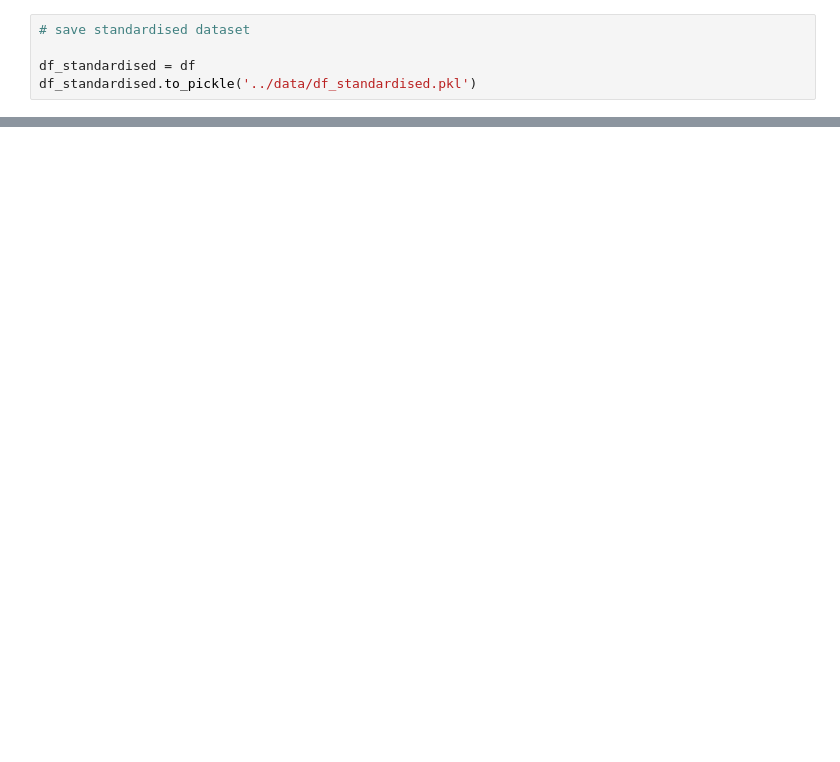
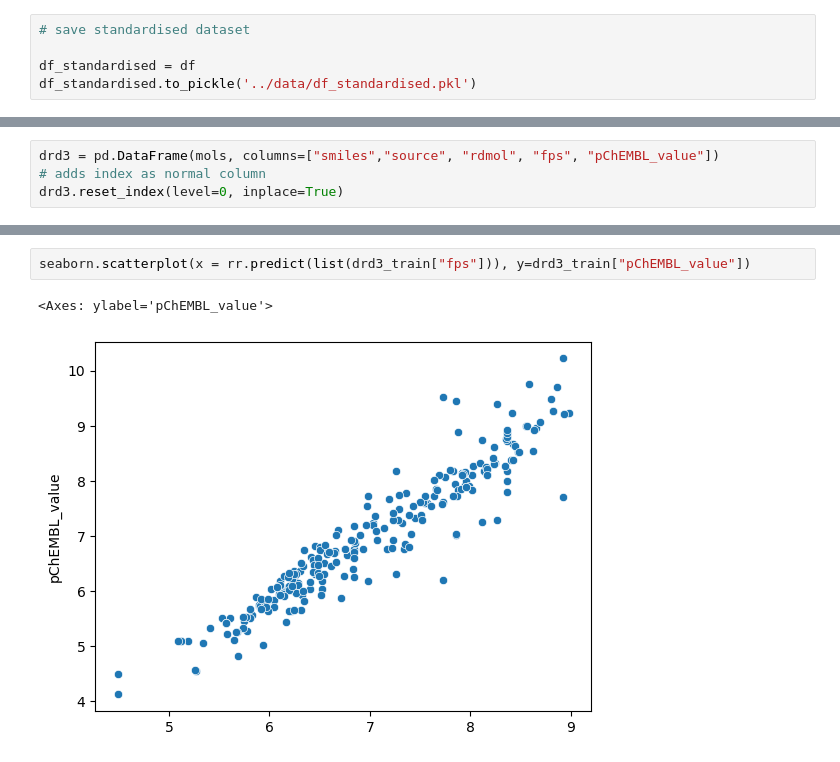
Before and after one commit to lich-uct/cdd2023, a Jupyter notebook: fulopj/jp_ntb/cdd_12_modeling_standardization.ipynb, the cells around one changed output, grey strips where cells are left out. Drawn from its saved outputs; the diff is of its cells as text; blank space fills up the shorter version.

```diff
--- a/fulopj/jp_ntb/cdd_12_modeling_standardization.ipynb
+++ b/fulopj/jp_ntb/cdd_12_modeling_standardization.ipynb
@@ -198,0 +328,4 @@ Number of changed InChI keys: 26092
+# %%
+drd3 = pd.DataFrame(mols, columns=["smiles","source", "rdmol", "fps", "pChEMBL_value"])
+# adds index as normal column
+drd3.reset_index(level=0, inplace=True)
@@ -198,0 +376,5 @@ Number of changed InChI keys: 26092
+# %%
+seaborn.scatterplot(x = rr.predict(list(drd3_train["fps"])), y=drd3_train["pChEMBL_value"])
+# %% [output]
+<Axes: ylabel='pChEMBL_value'>
+[figure, added]
```
Also changed, not shown: parts of 26 cells of this notebook, 2 other files.
